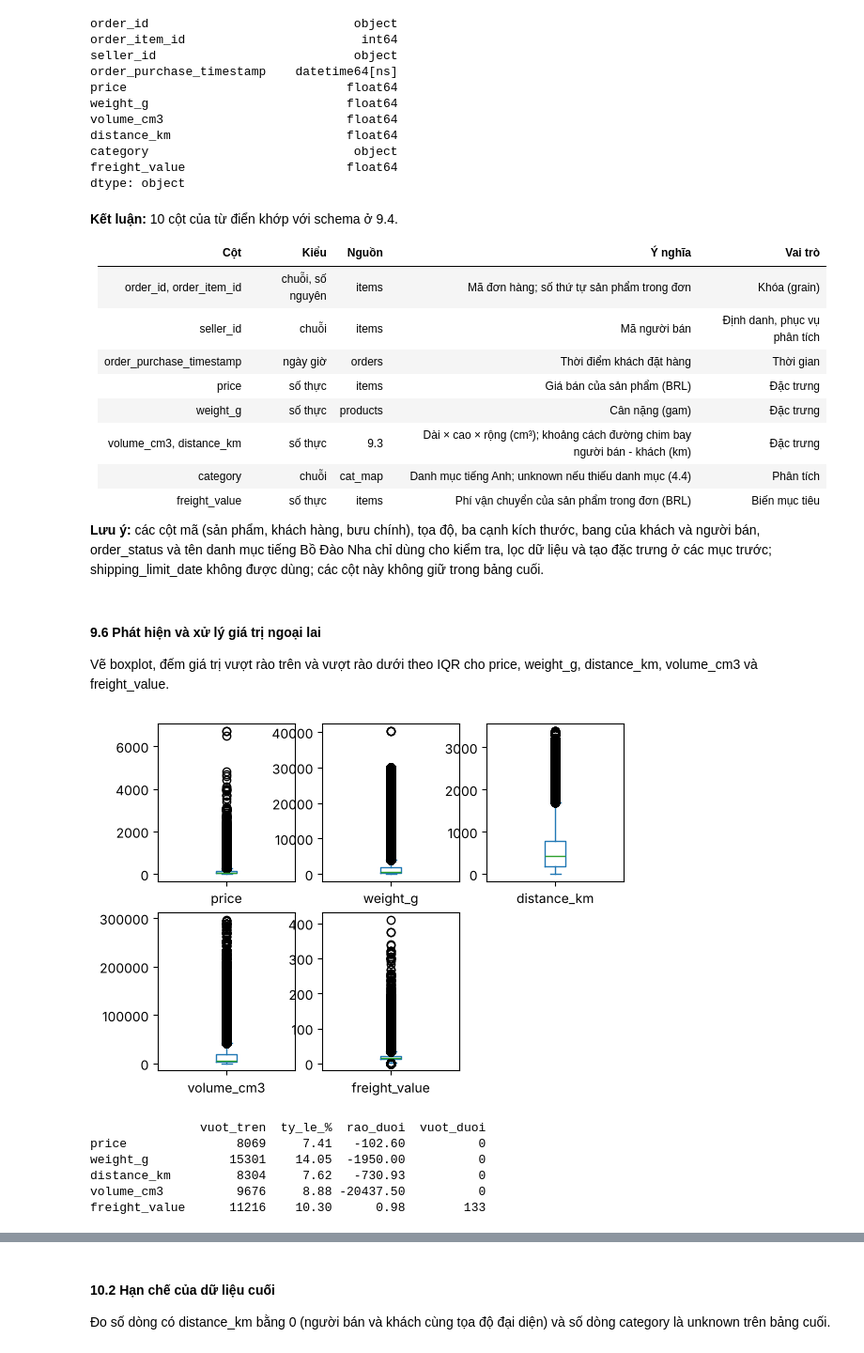
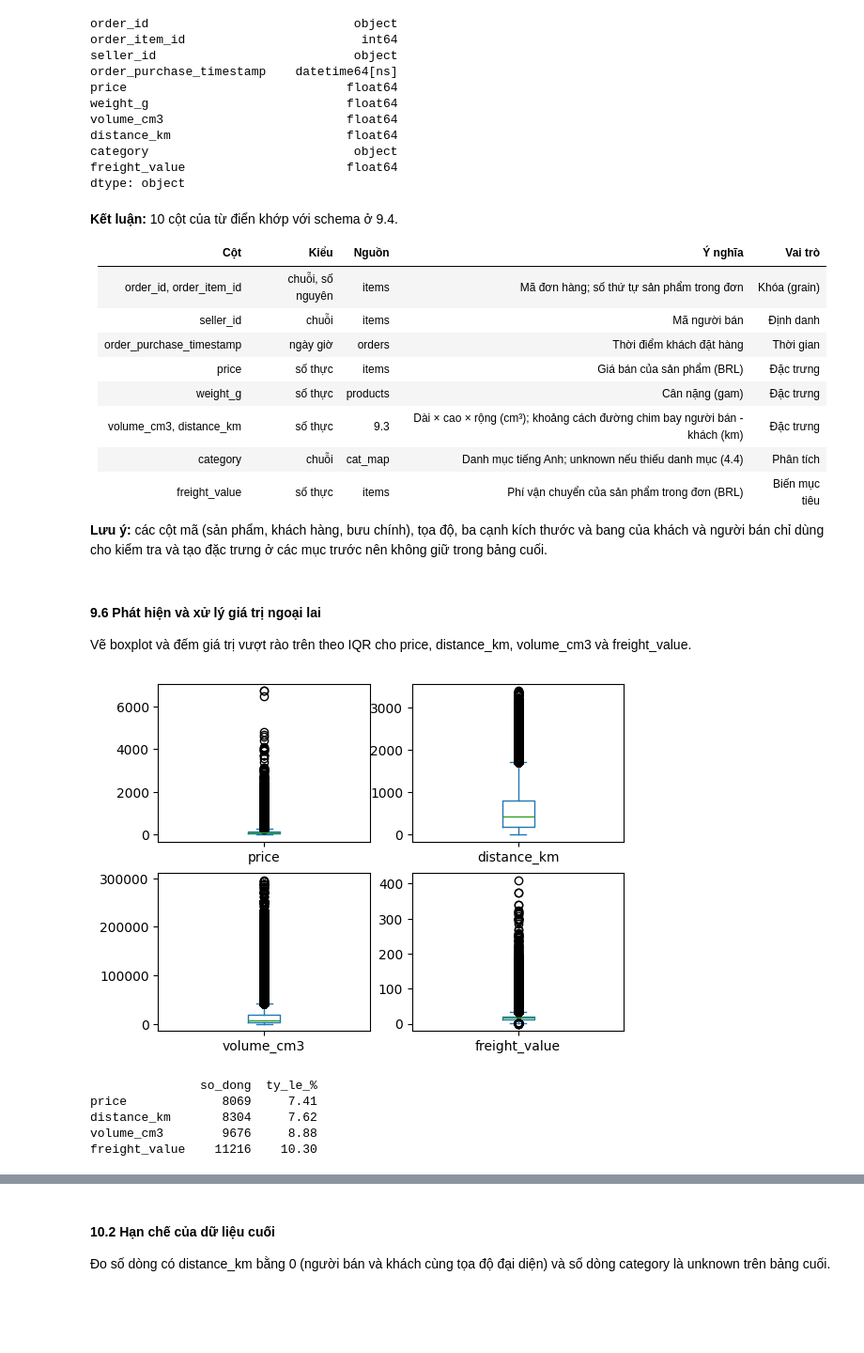
Before and after one commit to QuachThanh2206/ADY201m-Group8-AI2107, a Jupyter notebook: notebooks/3. Clean data.ipynb, the cells around one changed output, grey strips where cells are left out. Shown at 94% size. Drawn from its saved outputs; the diff is of its cells as text; code cells hidden in the pictures; blank space fills up the shorter version.

```diff
--- a/notebooks/3. Clean data.ipynb
+++ b/notebooks/3. Clean data.ipynb
@@ -206,2 +202,6 @@ so ma buu chinh:  19015 -> 19011
 
 **Hạn chế:** điểm sai nằm trong khung bao không bị loại ở bước này.
+# %%
+geo_in = geo[trong_khung]
+print('so dong geo    :', len(geo), '->', len(geo_in))
+print('so ma buu chinh: ', geo['geolocation_zip_code_prefix'].nunique(), '->', geo_in['geolocation_zip_code_prefix'].nunique())
@@ -892,7 +901,7 @@ dtype: object
 | Cột | Kiểu | Nguồn | Ý nghĩa | Vai trò |
 |---|---|---|---|---|
 | order_id, order_item_id | chuỗi, số nguyên | items | Mã đơn hàng; số thứ tự sản phẩm trong đơn | Khóa (grain) |
-| seller_id | chuỗi | items | Mã người bán | Định danh, phục vụ phân tích |
+| seller_id | chuỗi | items | Mã người bán | Định danh |
 | order_purchase_timestamp | ngày giờ | orders | Thời điểm khách đặt hàng | Thời gian |
 | price | số thực | items | Giá bán của sản phẩm (BRL) | Đặc trưng |
 | weight_g | số thực | products | Cân nặng (gam) | Đặc trưng |
@@ -900,26 +909,24 @@ dtype: object
 | category | chuỗi | cat_map | Danh mục tiếng Anh; unknown nếu thiếu danh mục (4.4) | Phân tích |
 | freight_value | số thực | items | Phí vận chuyển của sản phẩm trong đơn (BRL) | Biến mục tiêu |
 
-**Lưu ý:** các cột mã (sản phẩm, khách hàng, bưu chính), tọa độ, ba cạnh kích thước, bang của khách và người bán, order_status và tên danh mục tiếng Bồ Đào Nha chỉ dùng cho kiểm tra, lọc dữ liệu và tạo đặc trưng ở các mục trước; shipping_limit_date không được dùng; các cột này không giữ trong bảng cuối.
+**Lưu ý:** các cột mã (sản phẩm, khách hàng, bưu chính), tọa độ, ba cạnh kích thước và bang của khách và người bán chỉ dùng cho kiểm tra và tạo đặc trưng ở các mục trước nên không giữ trong bảng cuối.
 # %% [markdown]
 #### 9.6 Phát hiện và xử lý giá trị ngoại lai
 
-Vẽ boxplot, đếm giá trị vượt rào trên và vượt rào dưới theo IQR cho price, weight_g, distance_km, volume_cm3 và freight_value.
+Vẽ boxplot và đếm giá trị vượt rào trên theo IQR cho price, distance_km, volume_cm3 và freight_value.
 # %%
-cot = ['price', 'weight_g', 'distance_km', 'volume_cm3', 'freight_value']
-df[cot].plot(kind='box', subplots=True, layout=(2, 3))
+cot = ['price', 'distance_km', 'volume_cm3', 'freight_value']
+df[cot].plot(kind='box', subplots=True, layout=(2, 2))
 plt.show()
 
 q1, q3 = df[cot].quantile(0.25), df[cot].quantile(0.75)
 vuot = df[cot] > q3 + 1.5 * (q3 - q1)
-duoi = df[cot] < q1 - 1.5 * (q3 - q1)
-print(pd.DataFrame({'vuot_tren': vuot.sum(), 'ty_le_%': vuot.mean() * 100, 'rao_duoi': q1 - 1.5 * (q3 - q1), 'vuot_duoi': duoi.sum()}).round(2))
+print(pd.DataFrame({'so_dong': vuot.sum(), 'ty_le_%': vuot.mean() * 100}).round(2))
 # %% [output]
-[figure, old version]
+[figure, new version]
-               vuot_tren  ty_le_%  rao_duoi  vuot_duoi
-price               8069     7.41   -102.60          0
-weight_g           15301    14.05  -1950.00          0
-distance_km         8304     7.62   -730.93          0
-volume_cm3          9676     8.88 -20437.50          0
-freight_value      11216    10.30      0.98        133
+               so_dong  ty_le_%
+price             8069     7.41
+distance_km       8304     7.62
+volume_cm3        9676     8.88
+freight_value    11216    10.30
 # %% [markdown]
```
Also changed, not shown: parts of 44 cells of this notebook.
